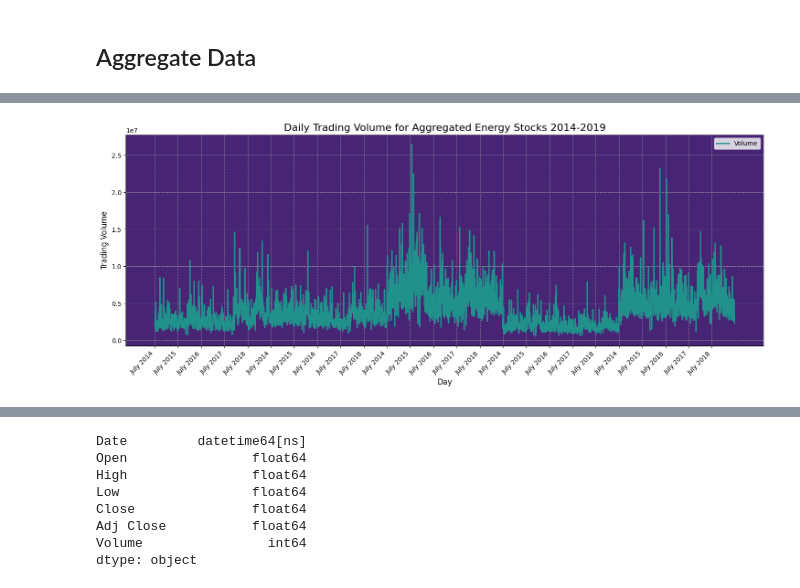
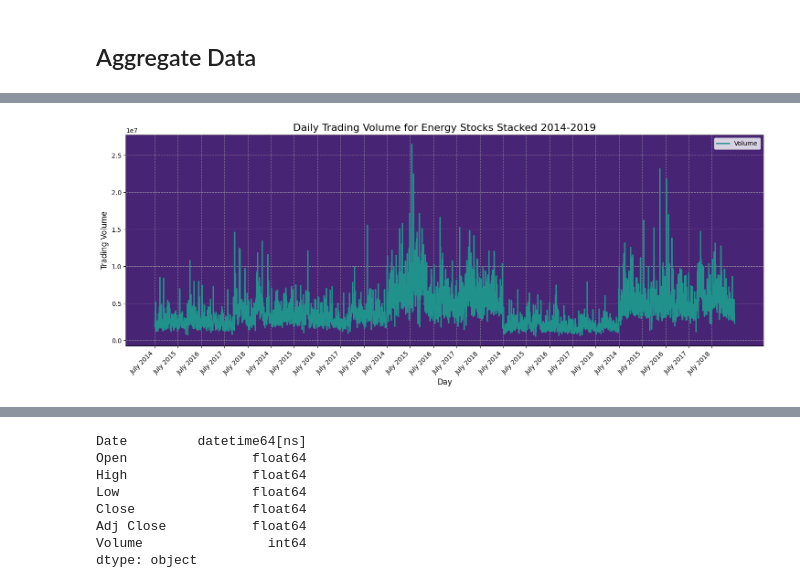
Before and after one commit to c-grigsby/kaggle-challenges, a Jupyter notebook: energy-stock-investments/notebooks/energy-stock-investments.ipynb, the cells around one changed output, grey strips where cells are left out. Cells and saved outputs as stored; diff of their text form; code cells hidden in the pictures.

```diff
--- a/energy-stock-investments/notebooks/energy-stock-investments.ipynb
+++ b/energy-stock-investments/notebooks/energy-stock-investments.ipynb
@@ -448,5 +485,5 @@ create_box_plots(df_combined, 'Aggregated Energy Stocks')
 # %%
-create_trading_volume_graph(df_combined, 'Daily Trading Volume for Aggregated Energy Stocks 2014-2019')
+create_trading_volume_graph(df_combined, 'Daily Trading Volume for Energy Stocks Stacked 2014-2019')
 # %% [output]
-[figure, old version]
+[figure, new version]
 # %%
```
Also changed, not shown: parts of 37 cells of this notebook, 1 other file.
